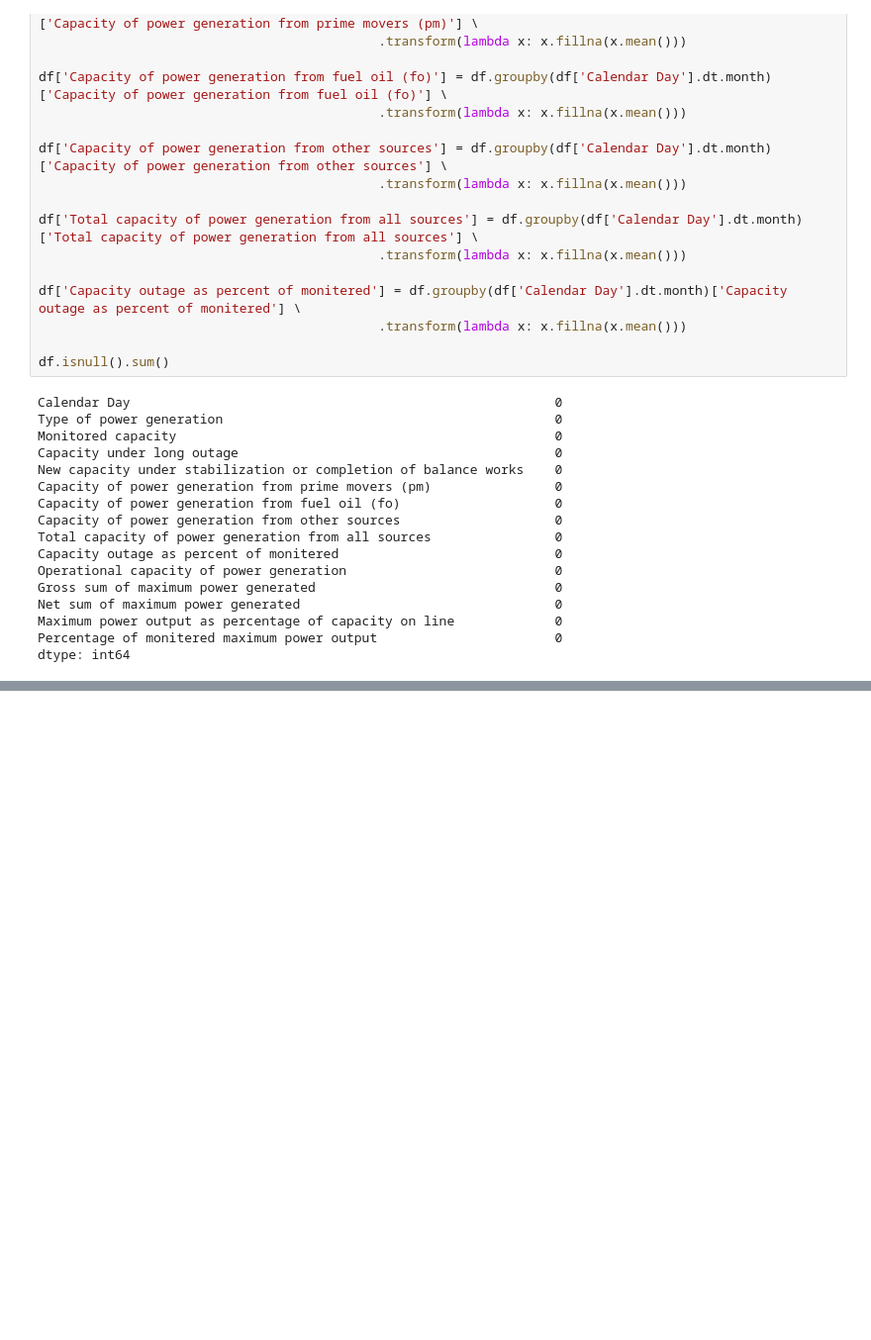
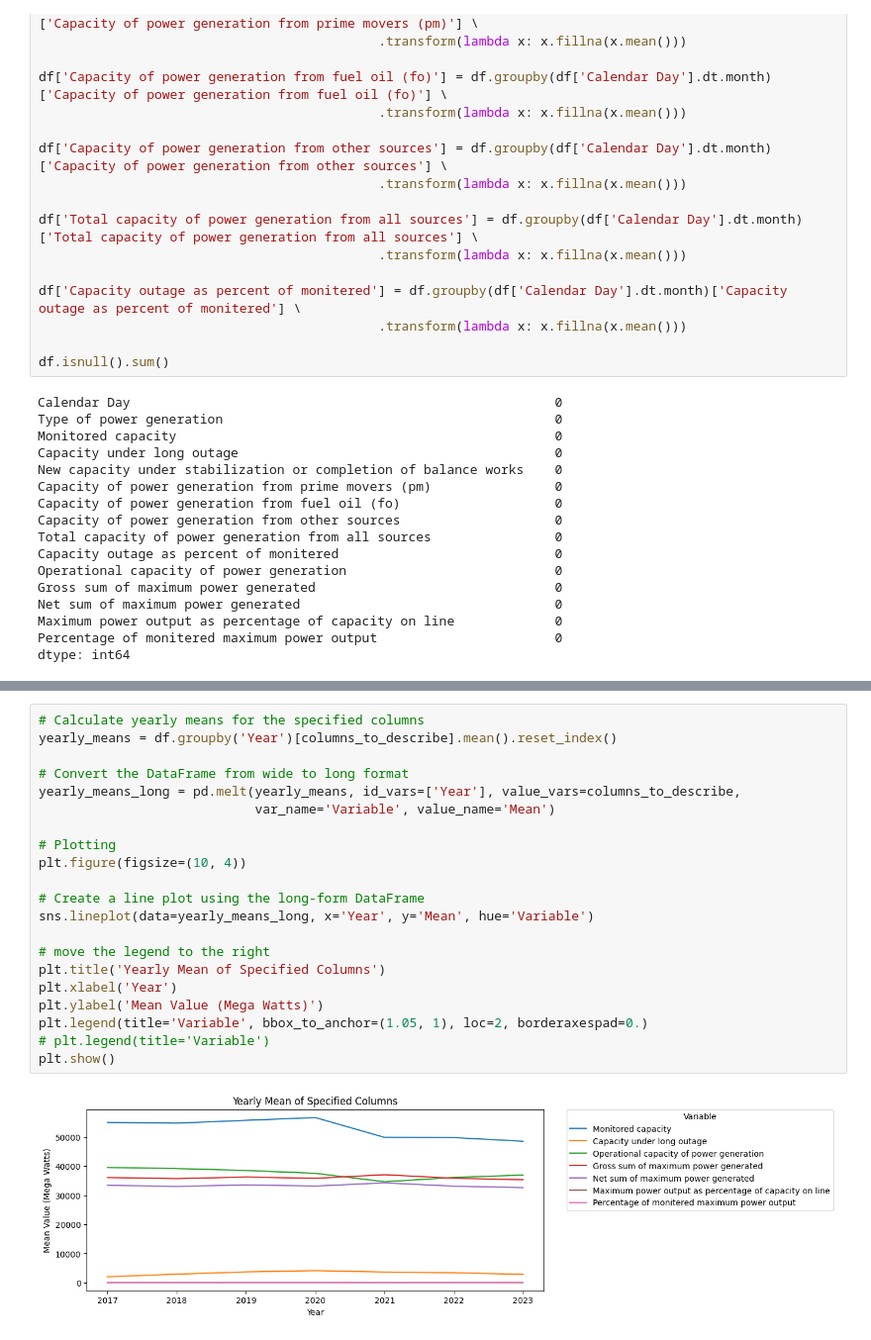
Before and after one commit to paritosh-101/smart_city_project2, a Jupyter notebook: scratch.ipynb, the cells around one changed output, grey strips where cells are left out. Shown: that part at 99% size. Drawn from its saved outputs; the diff is of its cells as text; blank space fills up the shorter version.

```diff
--- a/scratch.ipynb
+++ b/scratch.ipynb
@@ -236,0 +291,23 @@ dtype: int64
+# %%
+# Calculate yearly means for the specified columns
+yearly_means = df.groupby('Year')[columns_to_describe].mean().reset_index()
+
+# Convert the DataFrame from wide to long format
+yearly_means_long = pd.melt(yearly_means, id_vars=['Year'], value_vars=columns_to_describe,
+                            var_name='Variable', value_name='Mean')
+
+# Plotting
+plt.figure(figsize=(10, 4))
+
+# Create a line plot using the long-form DataFrame
+sns.lineplot(data=yearly_means_long, x='Year', y='Mean', hue='Variable')
+
+# move the legend to the right
+plt.title('Yearly Mean of Specified Columns')
+plt.xlabel('Year')
+plt.ylabel('Mean Value (Mega Watts)')
+plt.legend(title='Variable', bbox_to_anchor=(1.05, 1), loc=2, borderaxespad=0.)
+# plt.legend(title='Variable')
+plt.show()
+# %% [output]
+[figure, added]
```
Also changed, not shown: parts of 5 cells of this notebook.
